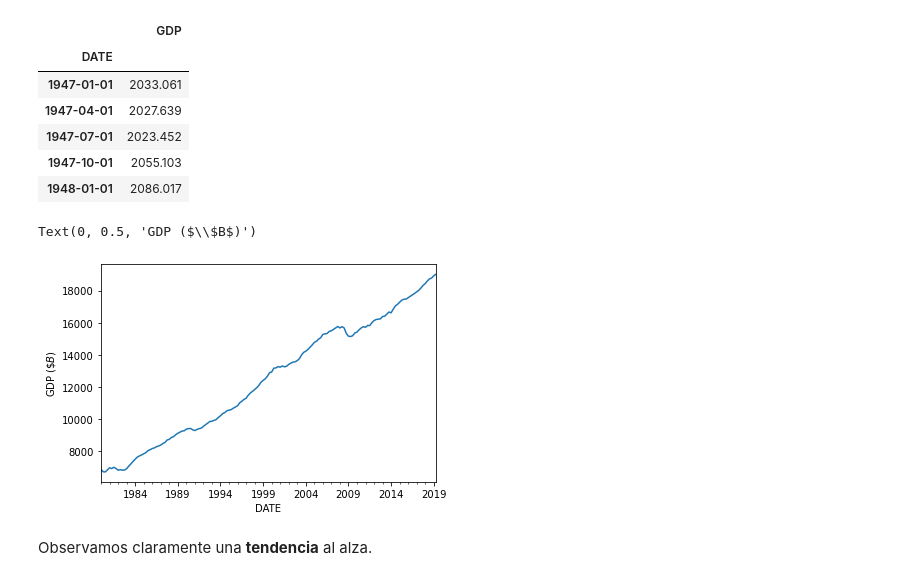
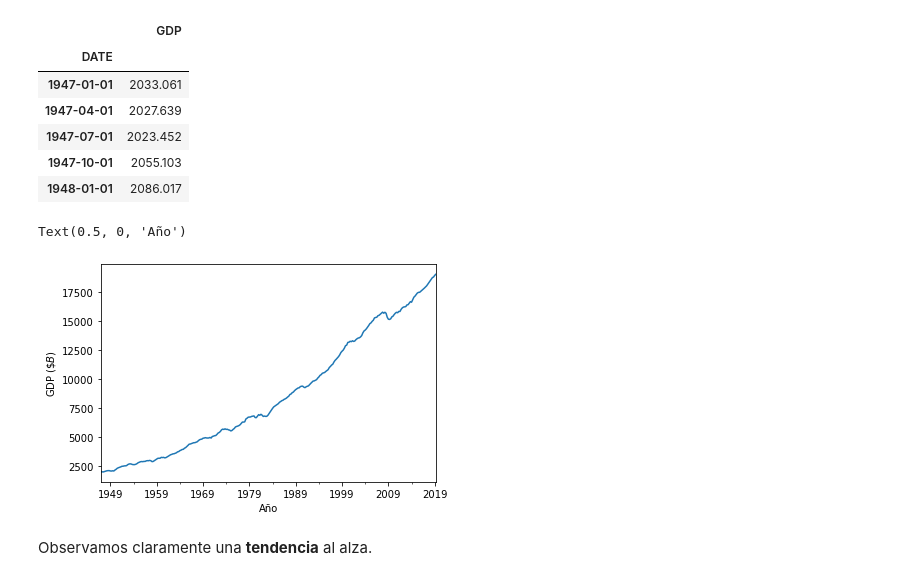
Before and after one commit to melanieoyarzun/taller_seriestiempo_IDS, a Jupyter notebook: Notebook-taller-bloque1.ipynb, the cells around one changed output. Drawn from its saved outputs; the diff is of its cells as text; code cells hidden in the pictures.

```diff
--- a/Notebook-taller-bloque1.ipynb
+++ b/Notebook-taller-bloque1.ipynb
@@ -409,0 +314,10 @@ memory usage: 4.7 KB
+# %%
+#Importamos desde la carpeta
+# GDP = pd.read_csv('data/GDP.csv', parse_dates=['DATE'])
+
+# Nota: si no les reconoce bien la dependencia de la carpeta, pueden usar también
+
+GDP = pd.read_csv('https://github.com/melanieoyarzun/taller_seriestiempo_IDS/blob/8c0b9774be8d4103da3801d3069d82b4fe006461/Data/GDP.csv?raw=true', parse_dates=['DATE'])
+
+
+GDP.info()
@@ -430,10 +356,13 @@ GDP.head()
 | 1947-10-01 | 2055.103 |
 | 1948-01-01 | 2086.017 |
 # %%
-ax = GDP['1980':].plot(legend=False)
+# Graficamos
+
+ax = GDP['1940':].plot(legend=False)
 ax.set_ylabel(r'GDP ($\$B$)')
+ax.set_xlabel(r'Año')
 # %% [output]
-Text(0, 0.5, 'GDP ($\\$B$)')
+Text(0.5, 0, 'Año')
-[figure, old version]
+[figure, new version]
 # %% [markdown]
 Observamos claramente una **tendencia** al alza.
```
Also changed, not shown: parts of 59 cells of this notebook, 2 other files.
